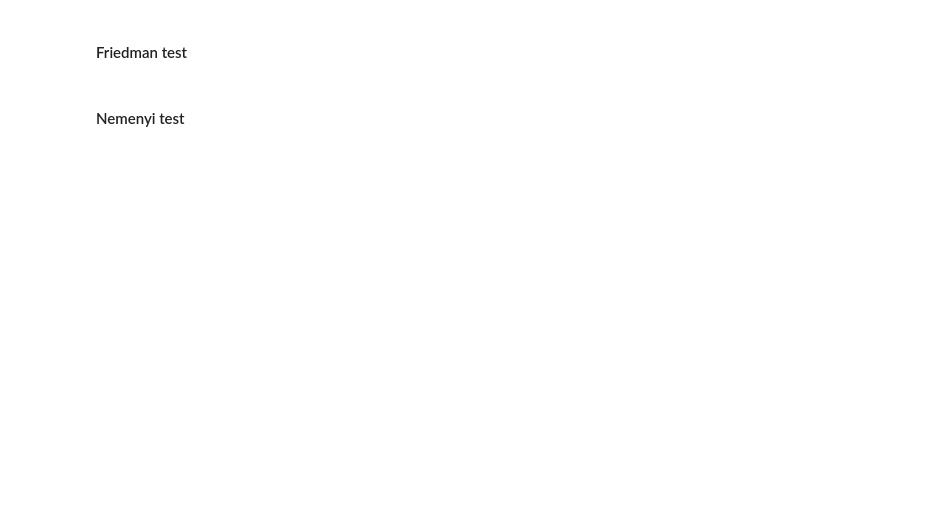
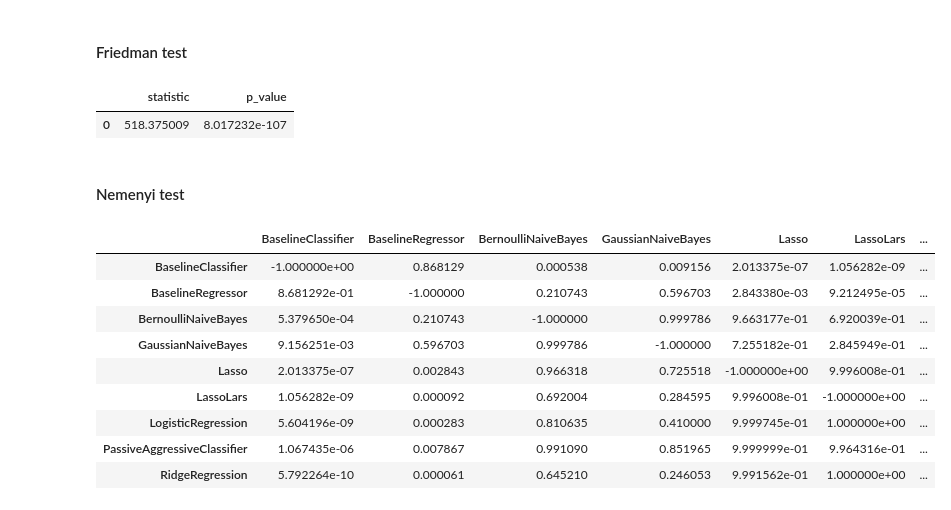
Before and after one commit to sktime/mlaut, a Jupyter notebook: mleap.ipynb, the cells around one changed output. Drawn from its saved outputs; the diff is of its cells as text; code cells hidden in the pictures; blank space fills up the shorter version.

```diff
--- a/mleap.ipynb
+++ b/mleap.ipynb
@@ -45,8 +159,12 @@ test_o.run(modelling_strategies=instantiated_models)
 # %%
-analyze = AnalyseResults(hdf5_output_io=out_io, hdf5_input_io=input_io)
-observations = analyze.calculate_loss_all_datasets(input_h5_original_datasets_group='delgado_datasets/',
-                                    output_h5_predictions_group='experiments/predictions/',
-                                    metric='mean_squared_error')
+analyze = AnalyseResults(hdf5_output_io=out_io,
+                         hdf5_input_io=input_io,
+                         input_h5_original_datasets_group='delgado_datasets/',
+                         output_h5_predictions_group='experiments/predictions/')
+error_all_datasets = analyze.calculate_error_all_datasets(metric='mean_squared_error')
+# observations = analyze.calculate_loss_all_datasets(input_h5_original_datasets_group='delgado_datasets/',
+#                                     output_h5_predictions_group='experiments/predictions/',
+#                                     metric='mean_squared_error')
 # %% [markdown]
 #### t-test
 # %%
@@ -70,10 +260,24 @@ wilcoxon_test_df
 # %% [markdown]
 #### Friedman test
 # %%
-friedman_test, friedman_test_df = analyze.friedman_test(observations)
+friedman_test, friedman_test_df = analyze.friedman_test(error_all_datasets)
 friedman_test_df
+# %% [output]
+|  | statistic | p_value |
+| 0 | 518.375009 | 8.017232e-107 |
 # %% [markdown]
 #### Nemenyi test
 # %%
-nemeniy_test = analyze.nemenyi(observations)
+nemeniy_test = analyze.nemenyi(error_all_datasets)
 nemeniy_test
+# %% [output]
+|  | BaselineClassifier | BaselineRegressor | BernoulliNaiveBayes | GaussianNaiveBayes | Lasso | LassoLars | ... |
+| BaselineClassifier | -1.000000e+00 | 0.868129 | 0.000538 | 0.009156 | 2.013375e-07 | 1.056282e-09 | ... |
+| BaselineRegressor | 8.681292e-01 | -1.000000 | 0.210743 | 0.596703 | 2.843380e-03 | 9.212495e-05 | ... |
+| BernoulliNaiveBayes | 5.379650e-04 | 0.210743 | -1.000000 | 0.999786 | 9.663177e-01 | 6.920039e-01 | ... |
+| GaussianNaiveBayes | 9.156251e-03 | 0.596703 | 0.999786 | -1.000000 | 7.255182e-01 | 2.845949e-01 | ... |
+| Lasso | 2.013375e-07 | 0.002843 | 0.966318 | 0.725518 | -1.000000e+00 | 9.996008e-01 | ... |
+| LassoLars | 1.056282e-09 | 0.000092 | 0.692004 | 0.284595 | 9.996008e-01 | -1.000000e+00 | ... |
+| LogisticRegression | 5.604196e-09 | 0.000283 | 0.810635 | 0.410000 | 9.999745e-01 | 1.000000e+00 | ... |
+| PassiveAggressiveClassifier | 1.067435e-06 | 0.007867 | 0.991090 | 0.851965 | 9.999999e-01 | 9.964316e-01 | ... |
+| RidgeRegression | 5.792264e-10 | 0.000061 | 0.645210 | 0.246053 | 9.991562e-01 | 1.000000e+00 | ... |
```
Also changed, not shown: parts of 10 cells of this notebook.
